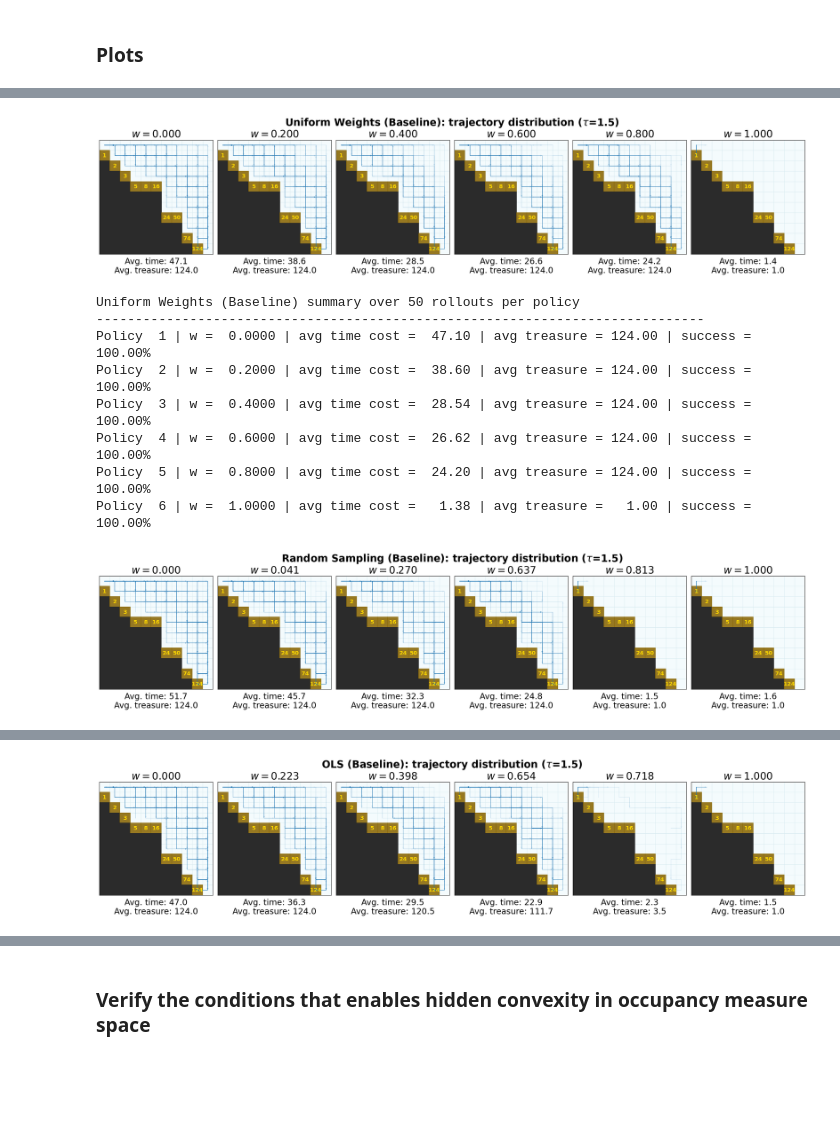
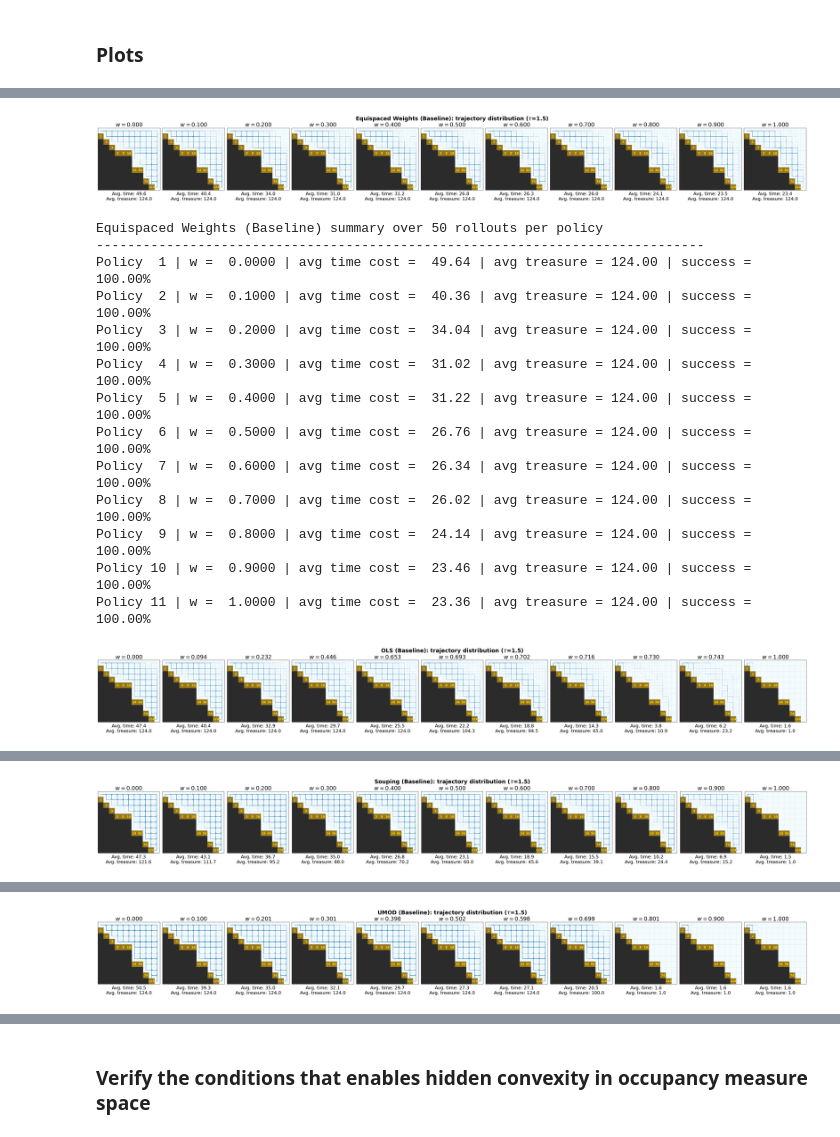
Before and after one commit to Liuyuan999/MOO_Uniform_PF, a Jupyter notebook: Policy_update_DST_with_baseline.ipynb, the cells around one changed output, grey strips where cells are left out. Drawn from its saved outputs; the diff is of its cells as text; code cells hidden in the pictures; blank space fills up the shorter version.

```diff
--- a/Policy_update_DST_with_baseline.ipynb
+++ b/Policy_update_DST_with_baseline.ipynb
@@ -565,7 +727,7 @@ def run_ols_policy_baseline(
             lr=inner_lr,
             maxiter=inner_maxiter,
             tol=inner_tol,
-            device=device,
+            device=DEVICE,
             verbose=False,
         )
         num_queries += 1
@@ -1136,5 +1759,6 @@ METHOD_COLORS = {
 # %%
-def plot_error_convergence(out_cdf, save_path = FIG_PATH + "Err_convergence.pdf", title = "Convergence of Arc-Length Uniformity"):
+def plot_error_convergence(out_cdf, save_path = FIG_PATH + "Err_convergence.pdf", title = "Convergence of Arc-Length Equispaceity",
+                          if_ref = False):
     """
     Plots the Relative RMS Arc-Length Error across outer iterations.
     """
@@ -1144,7 +1768,7 @@ def plot_error_convergence(out_cdf, save_path = FIG_PATH + "Err_convergence.pdf"
     for t_results in history:
         # Reconstruct regularized PF for each iteration to calculate error
         pf_t = results_to_regularized_pf(t_results)
-        err_t = calculate_relative_rms_err(pf_t)
+        err_t = calculate_relative_rms_err_ref(pf_t) if if_ref else calculate_relative_rms_err(pf_t)
         errors.append(err_t)
 
     # plt.figure(figsize=(7, 4))
@@ -1158,6 +1782,7 @@ def plot_error_convergence(out_cdf, save_path = FIG_PATH + "Err_convergence.pdf"
     plt.tight_layout()
     plt.savefig(save_path, bbox_inches="tight")
     plt.show()
+    return errors
 
 def results_to_regularized_pf(results):
     return np.array([[r["R1"] - r["reg"], r["R2"] - r["reg"]] for r in results], dtype=float)
@@ -1214,7 +1839,7 @@ def plot_converged_fronts_regularized(out_cdf, configs, save_path = FIG_PATH + "
 
     plt.xlabel(r"$f_1$")
     plt.ylabel(r"$f_2$")
-    # plt.title(f"Pareto Frontier: Arc-Length Uniformity (N={len(pf)})")
+    # plt.title(f"Pareto Frontier: Arc-Length Equispaceity (N={len(pf)})")
     plt.grid(True, linestyle="--", alpha=0.6)
     plt.legend()
     plt.tight_layout()
@@ -1233,7 +1858,7 @@ def plot_metric_bars(metrics,
     ])
 
     x = np.arange(len(metric_names))
-    width = 0.24
+    width = 1/(len(metrics.keys())+0.5)
 
     # plt.figure(figsize=(7,4))
 
@@ -1268,5 +1893,5 @@ def plot_metric_bars(metrics,
     plt.savefig(save_path, bbox_inches="tight")
     plt.show()
 # %%
-plot_error_convergence(out_cdf)
+_ = plot_error_convergence(out_cdf)
 # %% [output]
@@ -1626,43 +2264,66 @@ Policy  6 | w =  1.0000 | avg time cost =   1.40 | avg treasure =   1.02 | succe
 # %%
 def get_results_list(obj):
     if isinstance(obj, dict) and "results" in obj:
         return obj["results"]
     return obj
 
 stats_uni = plot_policy_trajectories_separately(
     model,
     get_results_list(out_uni),
     tau=tau,
-    method_name="Uniform Weights (Baseline)",
+    method_name="Equispaced Weights (Baseline)",
     n_rollouts=50,
     max_steps=200,
 )
 
-stats_rand = plot_policy_trajectories_separately(
-    model,
-    get_results_list(out_rand),
-    tau=tau,
-    method_name="Random Sampling (Baseline)",
-    n_rollouts=50,
-    max_steps=200,
-)
+# stats_rand = plot_policy_trajectories_separately(
+#     model,
+#     get_results_list(out_rand),
+#     tau=tau,
+#     method_name="Random Sampling (Baseline)",
+#     n_rollouts=50,
+#     max_steps=200,
+# )
 
 stats_ols = plot_policy_trajectories_separately(
     model,
     get_results_list(out_ols),
     tau=tau,
     method_name="OLS (Baseline)",
     n_rollouts=50,
     max_steps=200,
 )
+
+stats_soup = plot_policy_trajectories_separately(
+    model,
+    get_results_list(out_soup),
+    tau=tau,
+    method_name="Souping (Baseline)",
+    n_rollouts=200,
+    max_steps=200,
+)
+
+stats_umod = plot_policy_trajectories_separately(
+    model,
+    get_results_list(out_umod),
+    tau=tau,
+    method_name="UMOD (Baseline)",
+    n_rollouts=200,
+    max_steps=200,
+)
 # %% [output]
-[figure, old version]
+[figure, new version]
-Uniform Weights (Baseline) summary over 50 rollouts per policy
+Equispaced Weights (Baseline) summary over 50 rollouts per policy
 ------------------------------------------------------------------------------
-Policy  1 | w =  0.0000 | avg time cost =  47.10 | avg treasure = 124.00 | success = 100.00%
-Policy  2 | w =  0.2000 | avg time cost =  38.60 | avg treasure = 124.00 | success = 100.00%
-Policy  3 | w =  0.4000 | avg time cost =  28.54 | avg treasure = 124.00 | success = 100.00%
-Policy  4 | w =  0.6000 | avg time cost =  26.62 | avg treasure = 124.00 | success = 100.00%
-Policy  5 | w =  0.8000 | avg time cost =  24.20 | avg treasure = 124.00 | success = 100.00%
-Policy  6 | w =  1.0000 | avg time cost =   1.38 | avg treasure =   1.00 | success = 100.00%
+Policy  1 | w =  0.0000 | avg time cost =  49.64 | avg treasure = 124.00 | success = 100.00%
+Policy  2 | w =  0.1000 | avg time cost =  40.36 | avg treasure = 124.00 | success = 100.00%
+Policy  3 | w =  0.2000 | avg time cost =  34.04 | avg treasure = 124.00 | success = 100.00%
+Policy  4 | w =  0.3000 | avg time cost =  31.02 | avg treasure = 124.00 | success = 100.00%
+Policy  5 | w =  0.4000 | avg time cost =  31.22 | avg treasure = 124.00 | success = 100.00%
+Policy  6 | w =  0.5000 | avg time cost =  26.76 | avg treasure = 124.00 | success = 100.00%
+Policy  7 | w =  0.6000 | avg time cost =  26.34 | avg treasure = 124.00 | success = 100.00%
+Policy  8 | w =  0.7000 | avg time cost =  26.02 | avg treasure = 124.00 | success = 100.00%
+Policy  9 | w =  0.8000 | avg time cost =  24.14 | avg treasure = 124.00 | success = 100.00%
+Policy 10 | w =  0.9000 | avg time cost =  23.46 | avg treasure = 124.00 | success = 100.00%
+Policy 11 | w =  1.0000 | avg time cost =  23.36 | avg treasure = 124.00 | success = 100.00%
-[figure, old version]
+[figure, new version]
@@ -1677 +2343 @@ Policy  6 | w =  1.0000 | avg time cost =   1.56 | avg treasure =   1.00 | succe
-[figure, old version]
+[figure, new version]
@@ -1685,0 +2357 @@ Policy  6 | w =  1.0000 | avg time cost =   1.48 | avg treasure =   1.00 | succe
+[figure, added]
```
Also changed, not shown: parts of 33 cells of this notebook.
